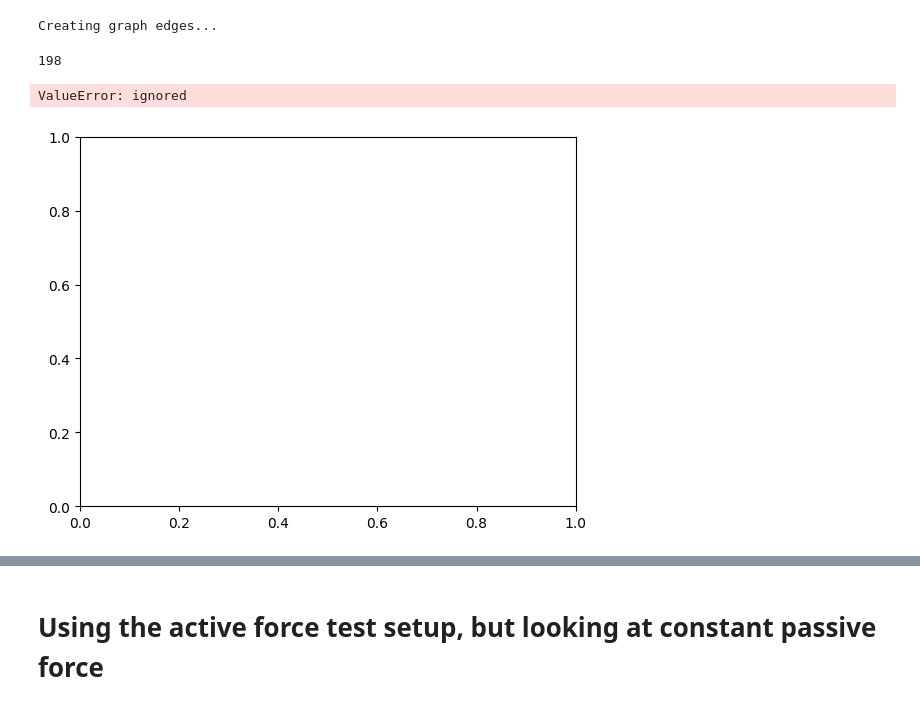
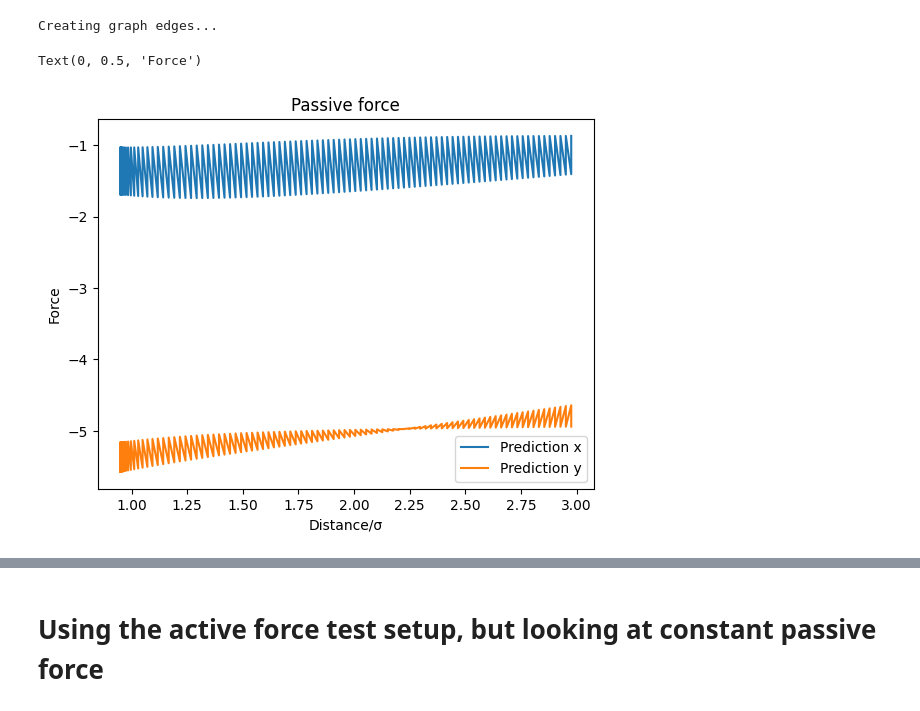
Before and after one commit to Phistian/exjobb, a Jupyter notebook: miguel/training/only_passive_positive.ipynb, the cells around one changed output, grey strips where cells are left out. Cells and saved outputs as stored; diff of their text form; code cells hidden in the pictures.

```diff
--- a/miguel/training/only_passive_positive.ipynb
+++ b/miguel/training/only_passive_positive.ipynb
@@ -645,33 +635,30 @@ v = [
 model_predictions = model(v).numpy()
 # %% [output]
 Creating graph edges...
-# %%
-len(distances)
-# %% [output]
-198
 # %%
 
 import matplotlib.pyplot as plt
 
-pred_passive_x = model_predictions[0][:, 0]
+connected_nodes=adj_mtx[:,0]
+pred_passive_x = model_predictions[0][connected_nodes, 0]
 pred_passive_x = pred_passive_x/scales["passive"]
-pred_passive_y = model_predictions[0][:, 1]
+pred_passive_y = model_predictions[0][connected_nodes, 1]
 pred_passive_y = pred_passive_y/scales["passive"]
 
-d_particle_0 = distances[:,0][0:200:2]
+d_particle_0 = distances[:,0][0:200:1]
 
-px_particle_0 = true_passive[0:200:2]
+px_particle_0 = true_passive[0:200:1]
 
-pred_px_paritcle_0 = pred_passive_x[0:200:2]
-pred_py_paritcle_0 = pred_passive_y[0:200:2]
+pred_px_paritcle_0 = pred_passive_x[0:200:1]
+pred_py_paritcle_0 = pred_passive_y[0:200:1]
 
 #plt.plot(d_particle_0*box_len/2, px_particle_0)
 plt.plot(d_particle_0*box_len, pred_px_paritcle_0)
 plt.plot(d_particle_0*box_len, pred_py_paritcle_0)
 plt.title("Passive force")
 plt.legend(["Prediction x", "Prediction y"])
 plt.xlabel("Distance/\u03C3")
 plt.ylabel("Force")
 # %% [output]
-ValueError: ignored
+Text(0, 0.5, 'Force')
-[figure, old version]
+[figure, new version]
```
Also changed, not shown: parts of 14 cells of this notebook.
